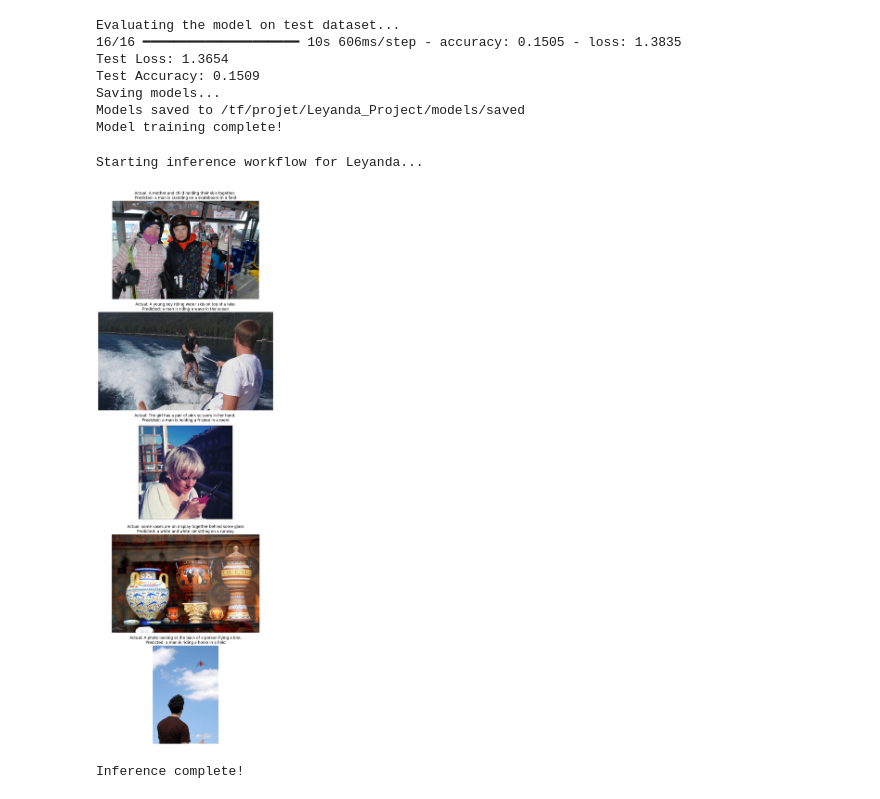
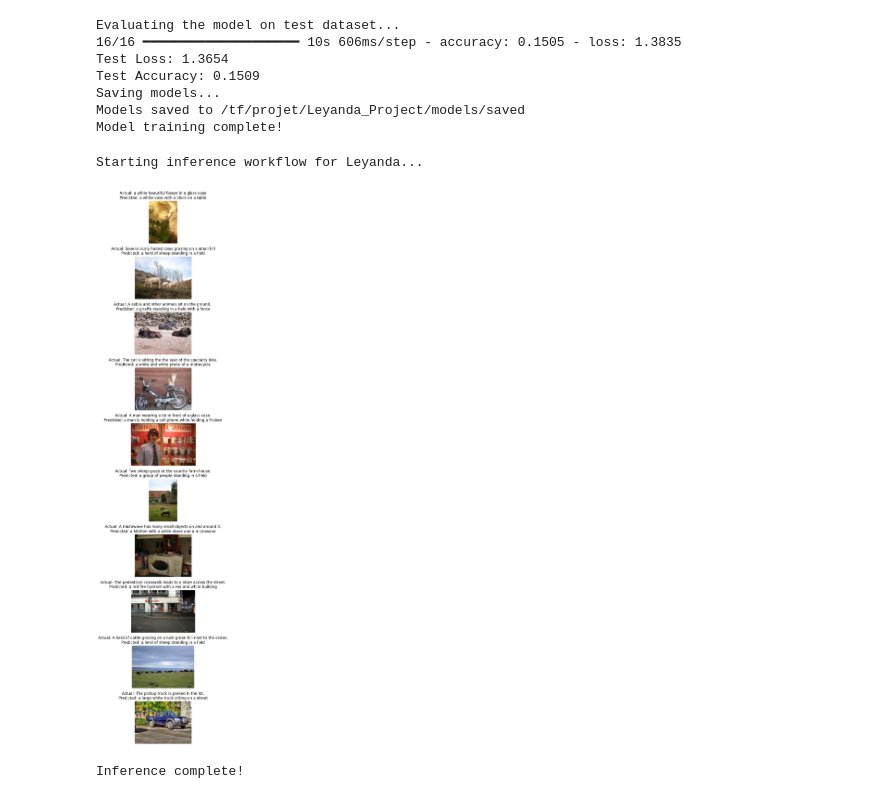
Before and after one commit to TouNoum/Leyanda, a Jupyter notebook: Leyanda_Project/Leyanda_Livrable_3_Flo.ipynb, the cells around one changed output. Saved outputs shown, nothing was run; the diff lists cells and outputs as text; code cells hidden in the pictures.

```diff
--- a/Leyanda_Project/Leyanda_Livrable_3_Flo.ipynb
+++ b/Leyanda_Project/Leyanda_Livrable_3_Flo.ipynb
@@ -328,29 +328,29 @@ Model training complete!
 # %%
 ## INFERENCE WORKFLOW
 print(f"Starting inference workflow for {project_name}...")
 
-num_examples = 5
+num_examples = 10
 test_indices = np.random.choice(len(test_img_paths), num_examples, replace=False)
 
 plt.figure(figsize=(15, 25))
 
 for i, idx in enumerate(test_indices):
     img_path = test_img_paths[idx]
     actual_caption = test_captions[idx]
     predicted_caption = generate_caption(img_path, captioning_model, tokenizer, max_length)
 
     plt.subplot(num_examples, 1, i+1)
     img = plt.imread(img_path)
     plt.imshow(img)
     plt.title(f'Actual: {actual_caption}\nPredicted: {predicted_caption}', fontsize=12)
     plt.axis('off')
 
 plt.tight_layout()
 plt.savefig(os.path.join(save_path, f"{project_name}_examples.png"))
 plt.show()
 
 print("Inference complete!")
 # %% [output]
 Starting inference workflow for Leyanda...
-[figure, old version]
+[figure, new version]
 Inference complete!
```
Also changed, not shown: parts of 1 cell of this notebook.
